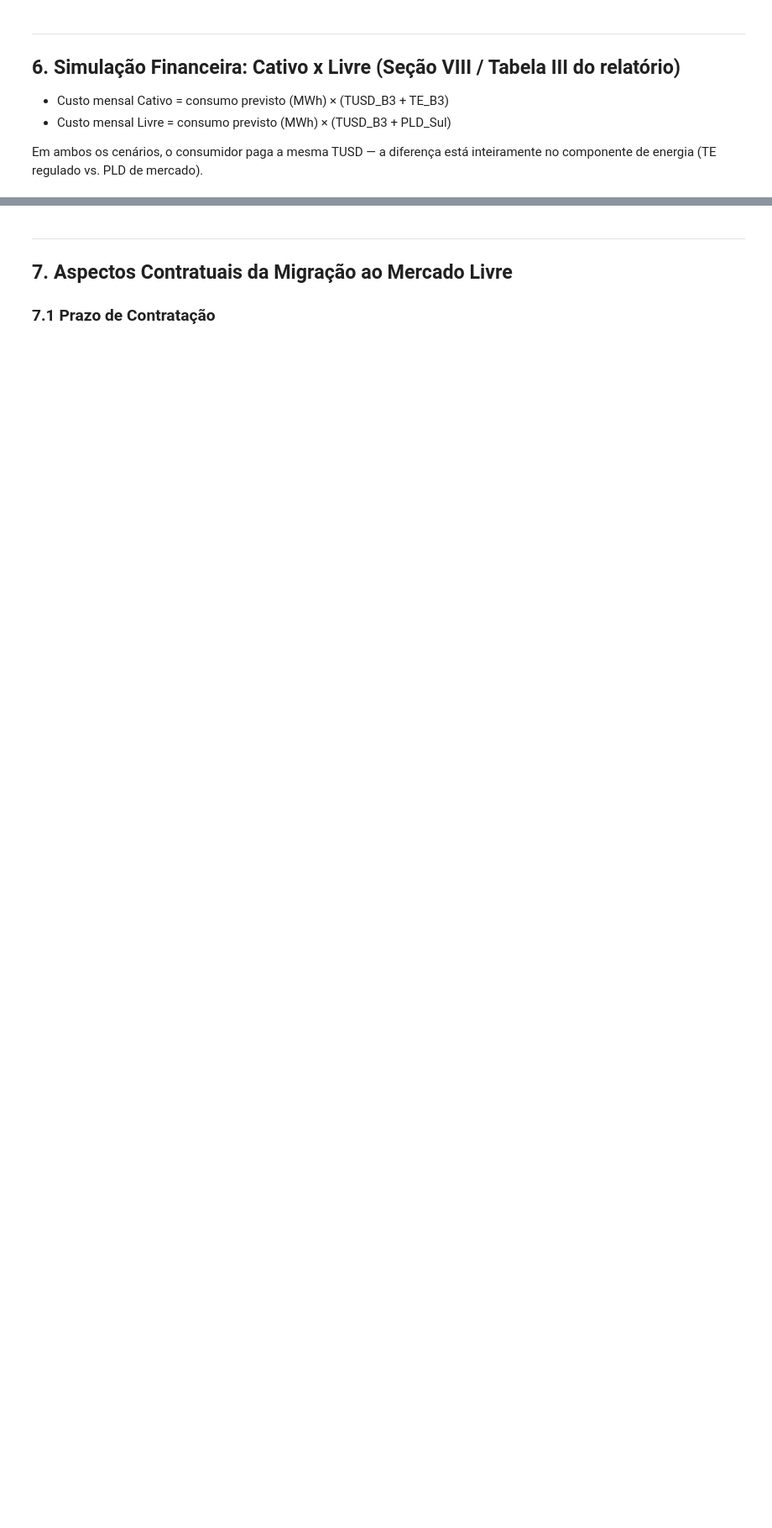
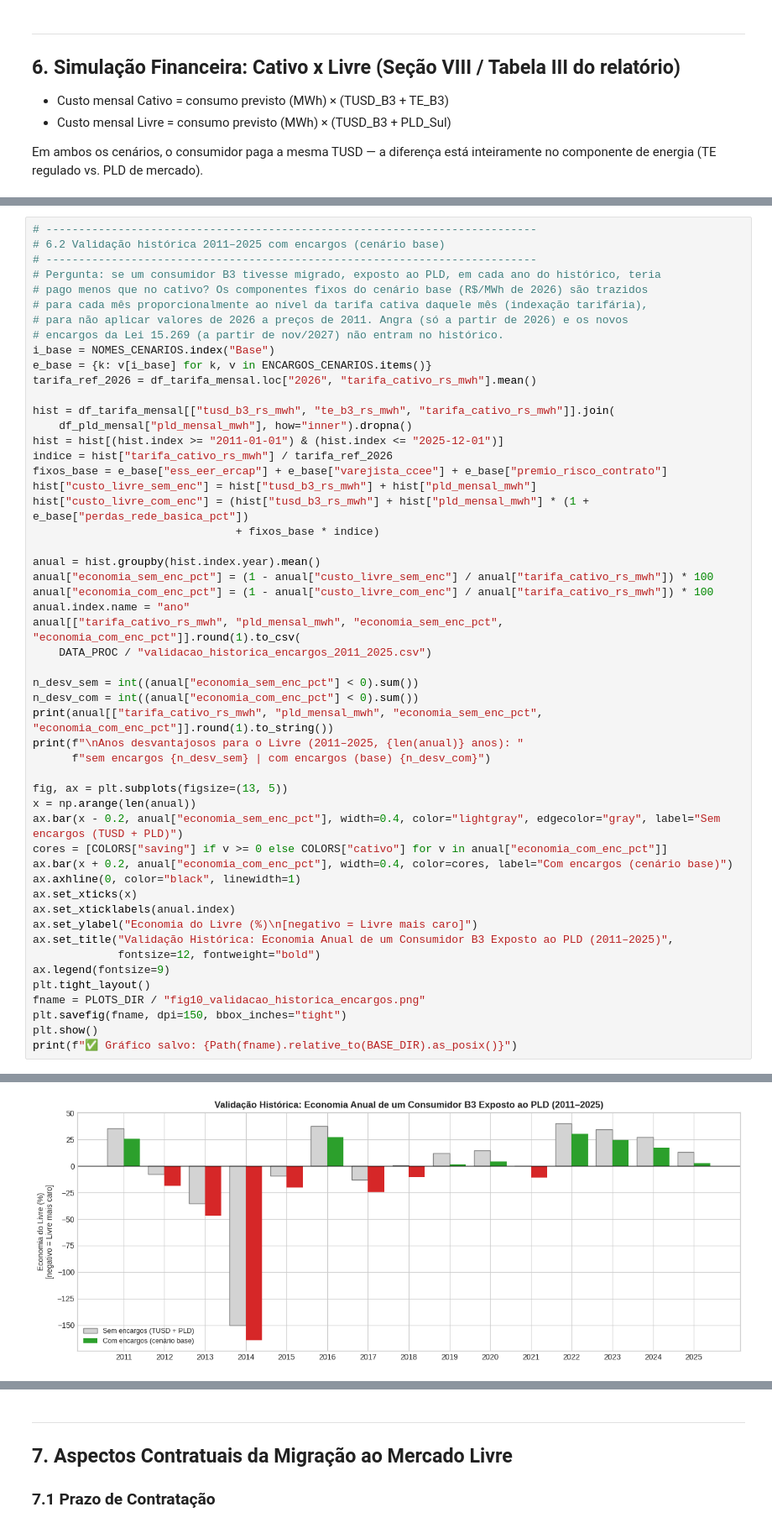
Before and after one commit to dilsoneir-dev/Mercado_Energia_B3_Celesc, a Jupyter notebook: notebooks/04_analise_economica_migracao_acl.ipynb, the cells around one changed output, grey strips where cells are left out. Shown at 84% size. Cells and saved outputs as stored; diff of their text form; blank space fills up the shorter version.

```diff
--- a/notebooks/04_analise_economica_migracao_acl.ipynb
+++ b/notebooks/04_analise_economica_migracao_acl.ipynb
@@ -571,0 +689,53 @@ print(f"✅ Gráfico salvo: {fname}")
+# %%
+# ---------------------------------------------------------------------------
+# 6.2 Validação histórica 2011–2025 com encargos (cenário base)
+# ---------------------------------------------------------------------------
+# Pergunta: se um consumidor B3 tivesse migrado, exposto ao PLD, em cada ano do histórico, teria
+# pago menos que no cativo? Os componentes fixos do cenário base (R$/MWh de 2026) são trazidos
+# para cada mês proporcionalmente ao nível da tarifa cativa daquele mês (indexação tarifária),
+# para não aplicar valores de 2026 a preços de 2011. Angra (só a partir de 2026) e os novos
+# encargos da Lei 15.269 (a partir de nov/2027) não entram no histórico.
+i_base = NOMES_CENARIOS.index("Base")
+e_base = {k: v[i_base] for k, v in ENCARGOS_CENARIOS.items()}
+tarifa_ref_2026 = df_tarifa_mensal.loc["2026", "tarifa_cativo_rs_mwh"].mean()
+
+hist = df_tarifa_mensal[["tusd_b3_rs_mwh", "te_b3_rs_mwh", "tarifa_cativo_rs_mwh"]].join(
+    df_pld_mensal["pld_mensal_mwh"], how="inner").dropna()
+hist = hist[(hist.index >= "2011-01-01") & (hist.index <= "2025-12-01")]
+indice = hist["tarifa_cativo_rs_mwh"] / tarifa_ref_2026
+fixos_base = e_base["ess_eer_ercap"] + e_base["varejista_ccee"] + e_base["premio_risco_contrato"]
+hist["custo_livre_sem_enc"] = hist["tusd_b3_rs_mwh"] + hist["pld_mensal_mwh"]
+hist["custo_livre_com_enc"] = (hist["tusd_b3_rs_mwh"] + hist["pld_mensal_mwh"] * (1 + e_base["perdas_rede_basica_pct"])
+                               + fixos_base * indice)
+
+anual = hist.groupby(hist.index.year).mean()
+anual["economia_sem_enc_pct"] = (1 - anual["custo_livre_sem_enc"] / anual["tarifa_cativo_rs_mwh"]) * 100
+anual["economia_com_enc_pct"] = (1 - anual["custo_livre_com_enc"] / anual["tarifa_cativo_rs_mwh"]) * 100
+anual.index.name = "ano"
+anual[["tarifa_cativo_rs_mwh", "pld_mensal_mwh", "economia_sem_enc_pct", "economia_com_enc_pct"]].round(1).to_csv(
+    DATA_PROC / "validacao_historica_encargos_2011_2025.csv")
+
+n_desv_sem = int((anual["economia_sem_enc_pct"] < 0).sum())
+n_desv_com = int((anual["economia_com_enc_pct"] < 0).sum())
+print(anual[["tarifa_cativo_rs_mwh", "pld_mensal_mwh", "economia_sem_enc_pct", "economia_com_enc_pct"]].round(1).to_string())
+print(f"\nAnos desvantajosos para o Livre (2011–2025, {len(anual)} anos): "
+      f"sem encargos {n_desv_sem} | com encargos (base) {n_desv_com}")
+
+fig, ax = plt.subplots(figsize=(13, 5))
+x = np.arange(len(anual))
+ax.bar(x - 0.2, anual["economia_sem_enc_pct"], width=0.4, color="lightgray", edgecolor="gray", label="Sem encargos (TUSD + PLD)")
+cores = [COLORS["saving"] if v >= 0 else COLORS["cativo"] for v in anual["economia_com_enc_pct"]]
+ax.bar(x + 0.2, anual["economia_com_enc_pct"], width=0.4, color=cores, label="Com encargos (cenário base)")
+ax.axhline(0, color="black", linewidth=1)
+ax.set_xticks(x)
+ax.set_xticklabels(anual.index)
+ax.set_ylabel("Economia do Livre (%)\n[negativo = Livre mais caro]")
+ax.set_title("Validação Histórica: Economia Anual de um Consumidor B3 Exposto ao PLD (2011–2025)",
+             fontsize=12, fontweight="bold")
+ax.legend(fontsize=9)
+plt.tight_layout()
+fname = PLOTS_DIR / "fig10_validacao_historica_encargos.png"
+plt.savefig(fname, dpi=150, bbox_inches="tight")
+plt.show()
+print(f"✅ Gráfico salvo: {Path(fname).relative_to(BASE_DIR).as_posix()}")
+# %% [output]
@@ -571,0 +761 @@ print(f"✅ Gráfico salvo: {fname}")
+[figure, added]
```
Also changed, not shown: parts of 14 cells of this notebook, 38 other files.
